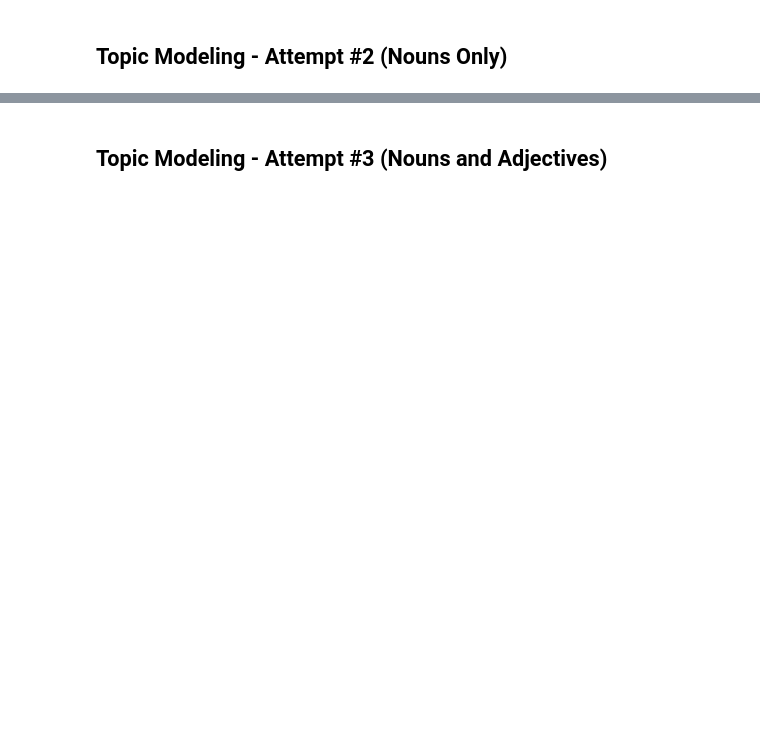
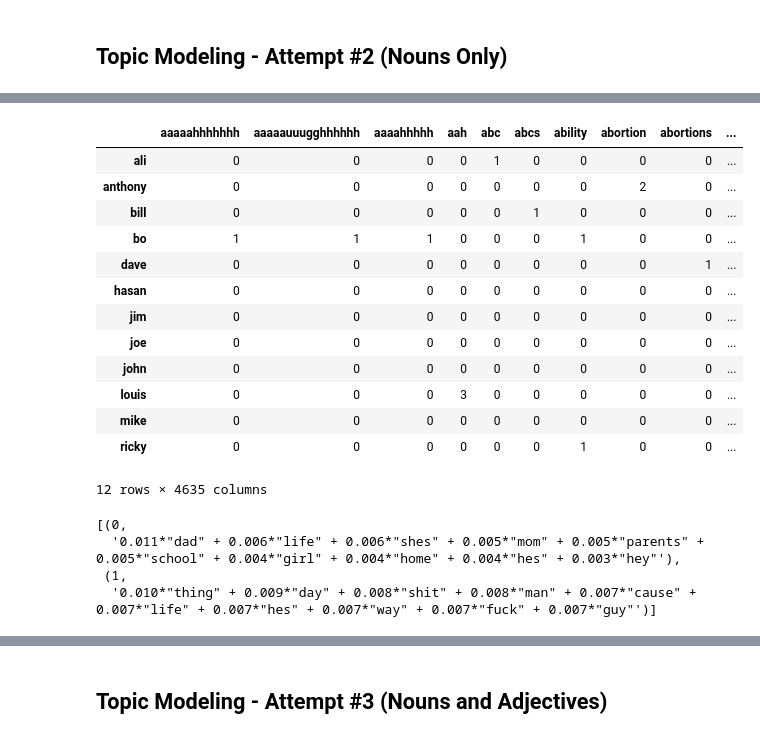
Before and after one commit to whoparthgarg/NLP-on-Stand-Up-Comedy-Transcripts, a Jupyter notebook: 4-Topic-Modeling.ipynb, the cells around one changed output, grey strips where cells are left out. Cells and saved outputs as stored; diff of their text form; code cells hidden in the pictures; blank space fills up the shorter version.

```diff
--- a/4-Topic-Modeling.ipynb
+++ b/4-Topic-Modeling.ipynb
@@ -81,17 +171,32 @@ data_nouns
 # %%
 # Create a new document-term matrix using only nouns
 from sklearn.feature_extraction import text
 from sklearn.feature_extraction.text import CountVectorizer
 
 # Re-add the additional stop words since we are recreating the document-term matrix
 add_stop_words = ['like', 'im', 'know', 'just', 'dont', 'thats', 'right', 'people',
                   'youre', 'got', 'gonna', 'time', 'think', 'yeah', 'said']
 stop_words = text.ENGLISH_STOP_WORDS.union(add_stop_words)
 
 # Recreate a document-term matrix with only nouns
-cvn = CountVectorizer(stop_words=stop_words)
-data_cvn = cvn.fit_transform(data_nouns.transcript)
-data_dtmn = pd.DataFrame(data_cvn.toarray(), columns=cvn.get_feature_names())
-data_dtmn.index = data_nouns.index
-data_dtmn
+cv_nouns = CountVectorizer(stop_words=stop_words)
+data_cv_nouns = cv_nouns.fit_transform(data_nouns.transcript)
+data_dtm_nouns = pd.DataFrame(data_cv_nouns.toarray(), columns=cv_nouns.get_feature_names())
+data_dtm_nouns.index = data_nouns.index
+data_dtm_nouns
+# %% [output]
+|  | aaaaahhhhhhh | aaaaauuugghhhhhh | aaaahhhhh | aah | abc | abcs | ability | abortion | abortions | ... |
+| ali | 0 | 0 | 0 | 0 | 1 | 0 | 0 | 0 | 0 | ... |
+| anthony | 0 | 0 | 0 | 0 | 0 | 0 | 0 | 2 | 0 | ... |
+| bill | 0 | 0 | 0 | 0 | 0 | 1 | 0 | 0 | 0 | ... |
+| bo | 1 | 1 | 1 | 0 | 0 | 0 | 1 | 0 | 0 | ... |
+| dave | 0 | 0 | 0 | 0 | 0 | 0 | 0 | 0 | 1 | ... |
+| hasan | 0 | 0 | 0 | 0 | 0 | 0 | 0 | 0 | 0 | ... |
+| jim | 0 | 0 | 0 | 0 | 0 | 0 | 0 | 0 | 0 | ... |
+| joe | 0 | 0 | 0 | 0 | 0 | 0 | 0 | 0 | 0 | ... |
+| john | 0 | 0 | 0 | 0 | 0 | 0 | 0 | 0 | 0 | ... |
+| louis | 0 | 0 | 0 | 3 | 0 | 0 | 0 | 0 | 0 | ... |
+| mike | 0 | 0 | 0 | 0 | 0 | 0 | 0 | 0 | 0 | ... |
+| ricky | 0 | 0 | 0 | 0 | 0 | 0 | 1 | 0 | 0 | ... |
+12 rows × 4635 columns
 # %%
@@ -103,6 +208,11 @@ id2wordn = dict((v, k) for k, v in cvn.vocabulary_.items())
 # %%
 # Let's start with 2 topics
-ldan = models.LdaModel(corpus=corpusn, num_topics=2, id2word=id2wordn, passes=10)
-ldan.print_topics()
+lda_nouns = models.LdaModel(corpus=corpus_nouns, num_topics=2, id2word=id2word_nouns, passes=10)
+lda_nouns.print_topics()
+# %% [output]
+[(0,
+  '0.011*"dad" + 0.006*"life" + 0.006*"shes" + 0.005*"mom" + 0.005*"parents" + 0.005*"school" + 0.004*"girl" + 0.004*"home" + 0.004*"hes" + 0.003*"hey"'),
+ (1,
+  '0.010*"thing" + 0.009*"day" + 0.008*"shit" + 0.008*"man" + 0.007*"cause" + 0.007*"life" + 0.007*"hes" + 0.007*"way" + 0.007*"fuck" + 0.007*"guy"')]
 # %%
 # Let's try topics = 3
```
Also changed, not shown: parts of 34 cells of this notebook, 8 other files.
